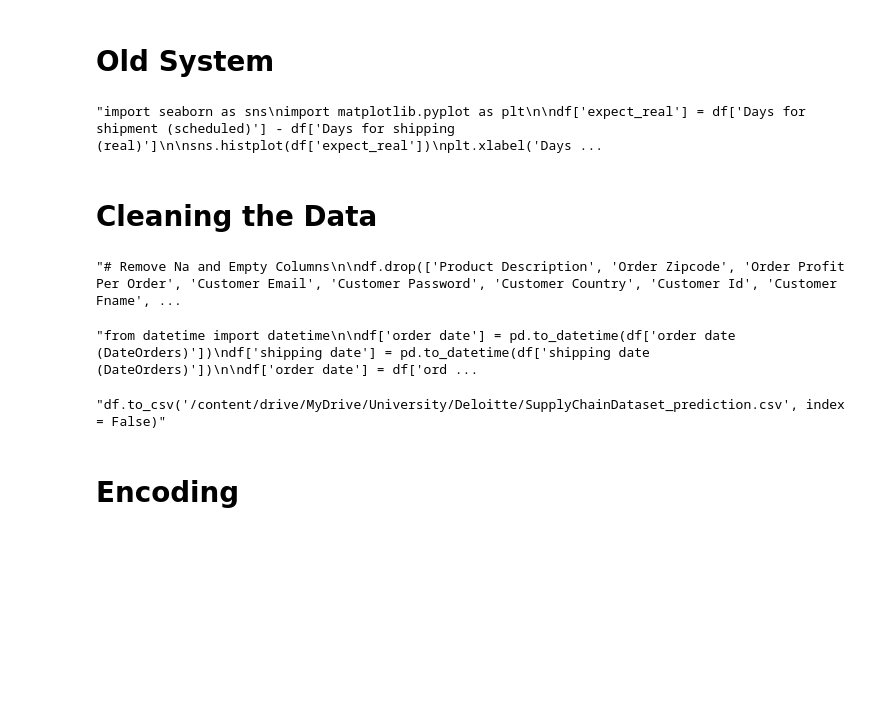
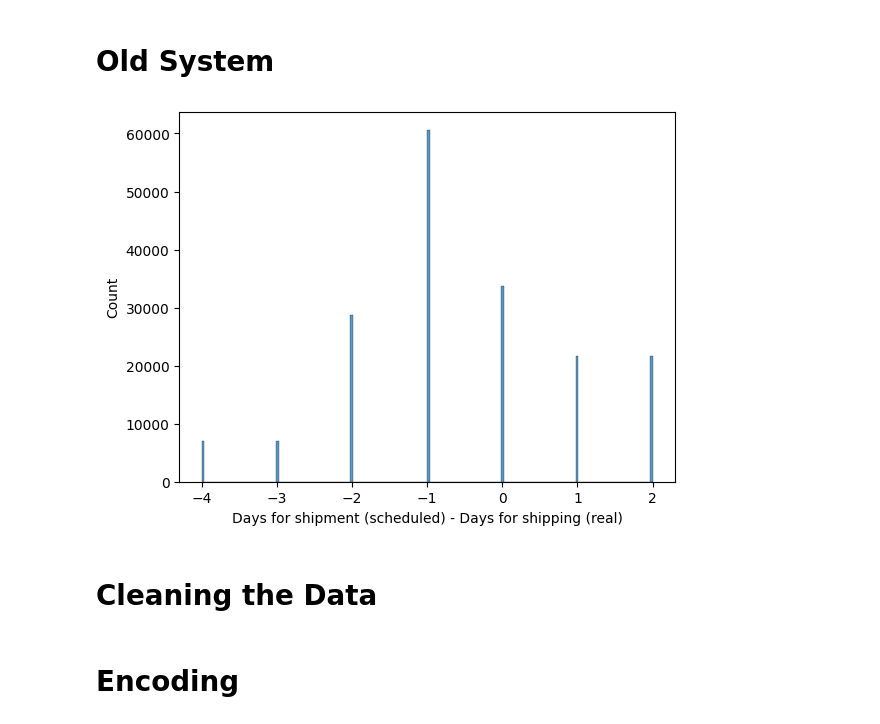
Before and after one commit to giakomorssi/Fraud-and-Delivery, a Jupyter notebook: 02_Prediction.ipynb, the cells around one changed output. Cells and saved outputs as stored; diff of their text form; code cells hidden in the pictures; blank space fills up the shorter version.

```diff
--- a/02_Prediction.ipynb
+++ b/02_Prediction.ipynb
@@ -45,15 +45,14 @@ df = pd.read_csv('/content/drive/MyDrive/University/Deloitte/SupplyChainDataset.
 # %%
 import seaborn as sns
 import matplotlib.pyplot as plt
 
-df['expect_real'] = df['Days for shipment (scheduled)'] - df['Days for shipping (real)']
 
-sns.histplot(df['expect_real'])
+sns.histplot(df['Days for shipment (scheduled)'] - df['Days for shipping (real)'])
 plt.xlabel('Days for shipment (scheduled) - Days for shipping (real)')
 plt.ylabel('Count')
 plt.show()
 # %% [output]
-"import seaborn as sns\nimport matplotlib.pyplot as plt\n\ndf['expect_real'] = df['Days for shipment (scheduled)'] - df['Days for shipping (real)']\n\nsns.histplot(df['expect_real'])\nplt.xlabel('Days ...
+[figure, added]
 # %% [markdown]
 # Cleaning the Data
 # %%
@@ -62,8 +61,6 @@ plt.show()
 df.drop(['Product Description', 'Order Zipcode', 'Order Profit Per Order', 'Customer Email', 'Customer Password', 'Customer Country', 'Customer Id', 'Customer Fname', 'Customer Lname', 'Customer Street', 'Order Country', 'Product Card Id', 'Product Category Id', 'Product Image', 'Customer State'], axis = 1, inplace = True)
 df.drop('Delivery Status', axis = 1, inplace = True)
 df.dropna(inplace = True) #remove 1 missing value
-# %% [output]
-"# Remove Na and Empty Columns\n\ndf.drop(['Product Description', 'Order Zipcode', 'Order Profit Per Order', 'Customer Email', 'Customer Password', 'Customer Country', 'Customer Id', 'Customer Fname', ...
 # %%
 from datetime import datetime
 
@@ -74,12 +71,8 @@ df['order date'] = df['order date'].apply(lambda x: x.timestamp())
 df['shipping date'] = df['shipping date'].apply(lambda x: x.timestamp())
 
 df.drop(['order date (DateOrders)', 'shipping date (DateOrders)'], axis = 1, inplace = True)
-# %% [output]
-"from datetime import datetime\n\ndf['order date'] = pd.to_datetime(df['order date (DateOrders)'])\ndf['shipping date'] = pd.to_datetime(df['shipping date (DateOrders)'])\n\ndf['order date'] = df['ord ...
 # %%
 df.to_csv('/content/drive/MyDrive/University/Deloitte/SupplyChainDataset_prediction.csv', index = False)
-# %% [output]
-"df.to_csv('/content/drive/MyDrive/University/Deloitte/SupplyChainDataset_prediction.csv', index = False)"
 # %% [markdown]
 # Encoding
 # %% [markdown]
```
Also changed, not shown: parts of 10 cells of this notebook.
